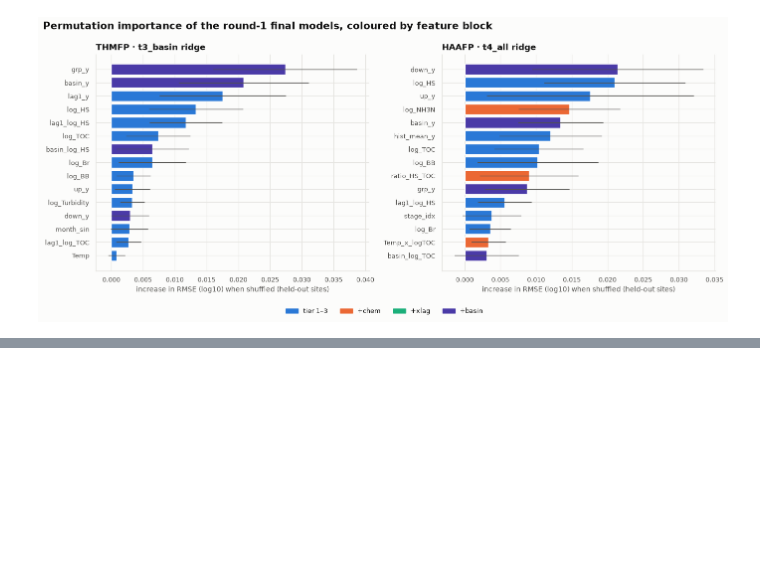
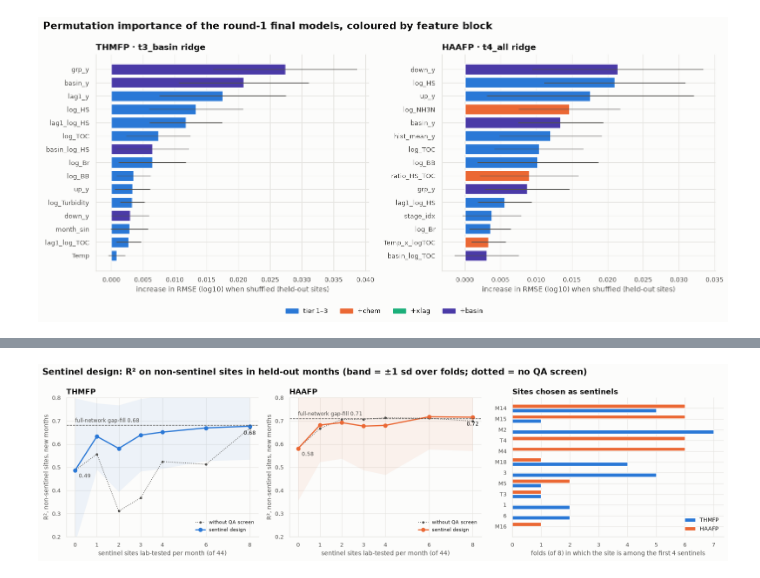
Before and after one commit to thanhtrunghuynh93/Korean_river, a Jupyter notebook: notebooks/modeling.ipynb, the cells around one changed output, grey strips where cells are left out. Drawn from its saved outputs; the diff is of its cells as text; code cells hidden in the pictures; blank space fills up the shorter version.

```diff
--- a/notebooks/modeling.ipynb
+++ b/notebooks/modeling.ipynb
@@ -439,0 +447,5 @@ See `reports/modeling_findings.md` §6.
+# %%
+sent = pd.read_csv(R / "sentinel_summary.csv")
+sent_choice = pd.read_csv(R / "sentinel_choices.csv")
+sent["qa"] = sent["qa"].astype(str).str.lower() == "true"; sent_choice["qa"] = sent_choice["qa"].astype(str).str.lower() == "true"
+sent.pivot_table(index="k", columns=["target", "qa"], values=["r2", "r2_fold_sd"]).round(3)
@@ -439,0 +464,36 @@ See `reports/modeling_findings.md` §6.
+# %%
+ref_full = {t: exp[(exp.target == t) & (exp.tier == ("t3_basin" if t == "THMFP" else "t4_all")) & (exp.model == "ridge") & (exp.scheme == "month")].r2_log.iloc[0] for t in TARGETS}
+fig, axes = plt.subplots(1, 3, figsize=(16, 4.6), gridspec_kw={"width_ratios": [1, 1, 1.1]})
+for ax, t in zip(axes[:2], TARGETS):
+    s = sent[(sent.target == t) & sent.qa].sort_values("k")
+    raw = sent[(sent.target == t) & ~sent.qa].sort_values("k")
+    ax.plot(raw.k, raw.r2, color=style.TEXT_2, lw=1.2, ls=":", marker="o", markersize=3, label="without QA screen")
+    ax.fill_between(s.k, s.r2 - s.r2_fold_sd, s.r2 + s.r2_fold_sd, color=style.TARGET_COLORS[t], alpha=0.07, lw=0)
+    ax.plot(s.k, s.r2, color=style.TARGET_COLORS[t], marker="o", label="sentinel design")
+    ax.axhline(ref_full[t], color=style.TEXT_2, lw=1, ls="--")
+    ax.annotate(f"full-network gap-fill {ref_full[t]:.2f}", (0, ref_full[t]), xytext=(0, 5),
+                textcoords="offset points", ha="left", fontsize=8.5, color=style.TEXT_2)
+    ax.annotate(f"{s.r2.iloc[0]:.2f}", (0, s.r2.iloc[0]), xytext=(6, -12), textcoords="offset points", fontsize=8.5, color=style.TEXT_2)
+    last = s.iloc[-1]
+    ax.annotate(f"{last.r2:.2f}", (last.k, last.r2), xytext=(0, -14), textcoords="offset points", ha="center", fontsize=8.5, color=style.TEXT)
+    ax.set_xticks(s.k); ax.set_xlabel("sentinel sites lab-tested per month (of 44)")
+    ax.set_ylabel("R², non-sentinel sites, new months"); ax.set_title(t)
+    ax.set_ylim(0.2, 0.8); ax.legend(loc="lower right", fontsize=8)
+# how often each site was chosen among the first 4 sentinels
+cnt = {}
+for _, r in sent_choice[sent_choice.qa].iterrows():
+    for s_ in r.order.split(",")[:4]:
+        cnt[(r.target, s_)] = cnt.get((r.target, s_), 0) + 1
+cc = pd.Series(cnt).rename("n").reset_index().rename(columns={"level_0": "target", "level_1": "Site"})
+top = cc.groupby("Site").n.sum().sort_values(ascending=False).head(12).index[::-1]
+ax = axes[2]; y = np.arange(len(top)); h = 0.4
+for k_, t in enumerate(TARGETS):
+    v = cc[cc.target == t].set_index("Site").n.reindex(top).fillna(0)
+    ax.barh(y + (k_ - 0.5) * h, v, height=h * 0.9, color=style.TARGET_COLORS[t], label=t)
+ax.set_yticks(y); ax.set_yticklabels(top); ax.set_xlabel("folds (of 8) in which the site is among the first 4 sentinels")
+ax.set_title("Sites chosen as sentinels"); ax.legend(loc="lower right")
+fig.suptitle("Sentinel design: R² on non-sentinel sites in held-out months (band = ±1 sd over folds; dotted = no QA screen)",
+             x=0.01, ha="left", fontweight="bold")
+fig.tight_layout(); style.savefig(fig, "30_sentinel_design"); plt.show()
+# %% [output]
+[figure, added]
```
Also changed, not shown: parts of 16 cells of this notebook, 5 other files.
